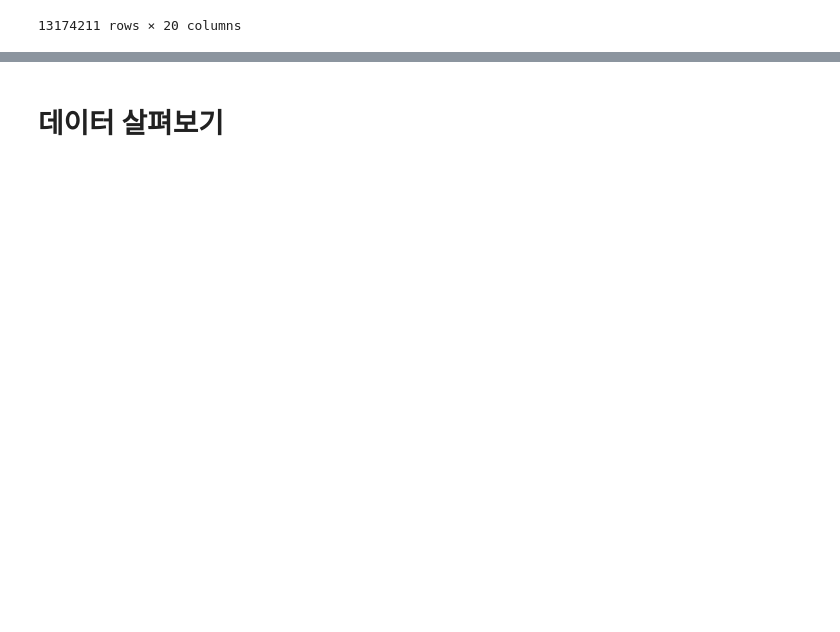
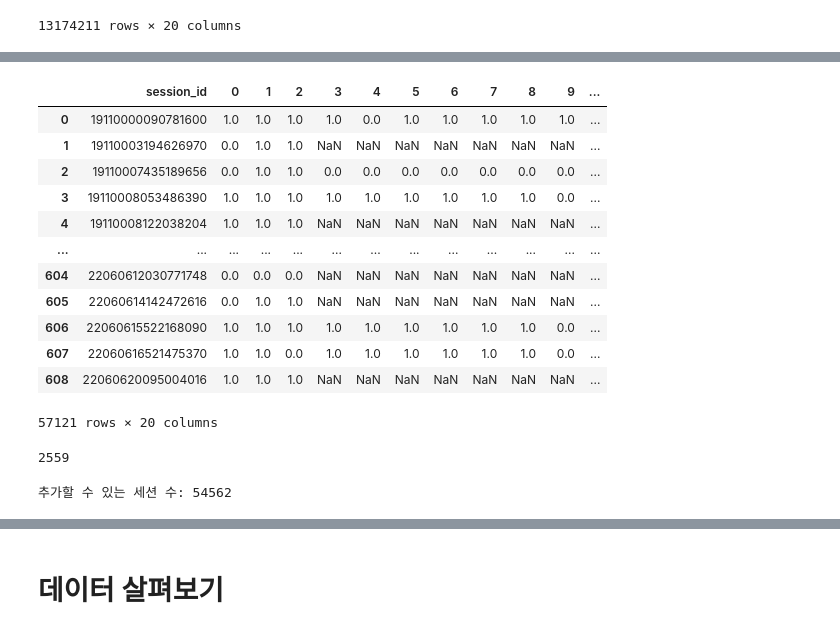
Before and after one commit to hoeen/student-gameplay-prediction, a Jupyter notebook: notebooks/eda-1.ipynb, the cells around one changed output, grey strips where cells are left out. Saved outputs shown, nothing was run; the diff lists cells and outputs as text; code cells hidden in the pictures; blank space fills up the shorter version.

Commit message:
⚗️ experiment: data augmentation - data saved

```diff
--- a/notebooks/eda-1.ipynb
+++ b/notebooks/eda-1.ipynb
@@ -39,0 +56,10 @@ train
+# %%
+# more data
+MORE_PATH = '/Users/wooseokpark/Downloads/archive (1)/raw data/'
+import os
+data_list = os.listdir(MORE_PATH)
+# df_list = []
+# for data in [d for d in data_list if 'train' in d]:
+#     df_list.append(pd.read_csv(MORE_PATH + data))
+# aug_data = pd.concat(df_list)
+# aug_data
@@ -39,0 +68,31 @@ train
+# %%
+target_list = []
+for data in [d for d in data_list if 'label' in d]:
+    target_list.append(pd.read_csv(MORE_PATH + data))
+target_df = pd.concat(target_list)
+display(target_df)
+# target_df.to_parquet('../data/raw/collected/more_label.parquet', index=None)
+# %% [output]
+|  | session_id | 0 | 1 | 2 | 3 | 4 | 5 | 6 | 7 | 8 | 9 | ... |
+| 0 | 19110000090781600 | 1.0 | 1.0 | 1.0 | 1.0 | 0.0 | 1.0 | 1.0 | 1.0 | 1.0 | 1.0 | ... |
+| 1 | 19110003194626970 | 0.0 | 1.0 | 1.0 | NaN | NaN | NaN | NaN | NaN | NaN | NaN | ... |
+| 2 | 19110007435189656 | 0.0 | 1.0 | 1.0 | 0.0 | 0.0 | 0.0 | 0.0 | 0.0 | 0.0 | 0.0 | ... |
+| 3 | 19110008053486390 | 1.0 | 1.0 | 1.0 | 1.0 | 1.0 | 1.0 | 1.0 | 1.0 | 1.0 | 0.0 | ... |
+| 4 | 19110008122038204 | 1.0 | 1.0 | 1.0 | NaN | NaN | NaN | NaN | NaN | NaN | NaN | ... |
+| ... | ... | ... | ... | ... | ... | ... | ... | ... | ... | ... | ... | ... |
+| 604 | 22060612030771748 | 0.0 | 0.0 | 0.0 | NaN | NaN | NaN | NaN | NaN | NaN | NaN | ... |
+| 605 | 22060614142472616 | 0.0 | 1.0 | 1.0 | NaN | NaN | NaN | NaN | NaN | NaN | NaN | ... |
+| 606 | 22060615522168090 | 1.0 | 1.0 | 1.0 | 1.0 | 1.0 | 1.0 | 1.0 | 1.0 | 1.0 | 0.0 | ... |
+| 607 | 22060616521475370 | 1.0 | 1.0 | 0.0 | 1.0 | 1.0 | 1.0 | 1.0 | 1.0 | 1.0 | 0.0 | ... |
+| 608 | 22060620095004016 | 1.0 | 1.0 | 1.0 | NaN | NaN | NaN | NaN | NaN | NaN | NaN | ... |
+57121 rows × 20 columns
+# %%
+# 겹치는 세션 수
+len(set(train.session_id.unique()).intersection(set(target_df['session_id'].unique())))
+# %% [output]
+2559
+# %%
+# 안겹치는 세션 수
+print('추가할 수 있는 세션 수:', len(set(target_df['session_id'].unique()) - set(train.session_id.unique())))
+# %% [output]
+추가할 수 있는 세션 수: 54562
```
Also changed, not shown: parts of 10 cells of this notebook.
